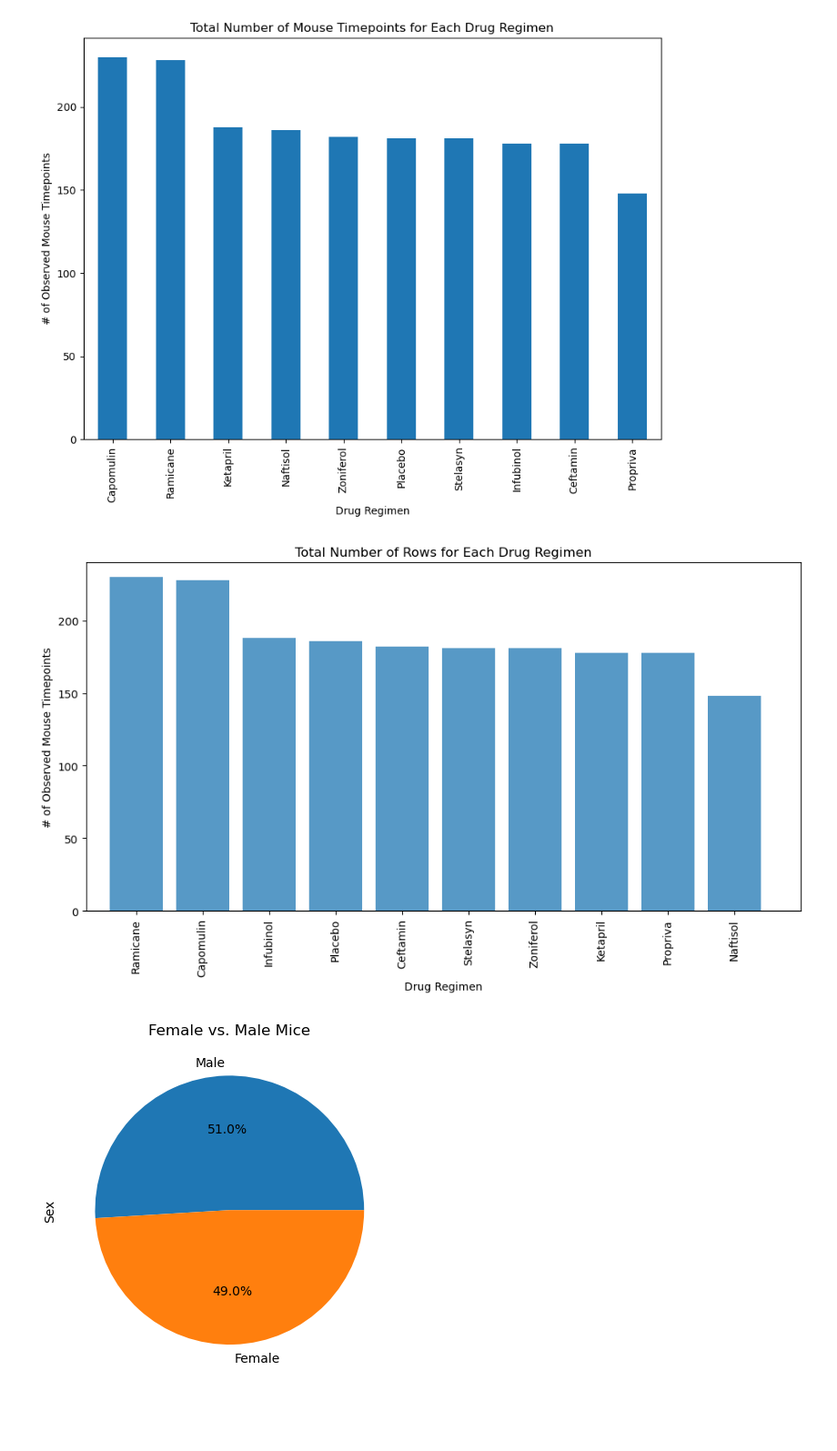
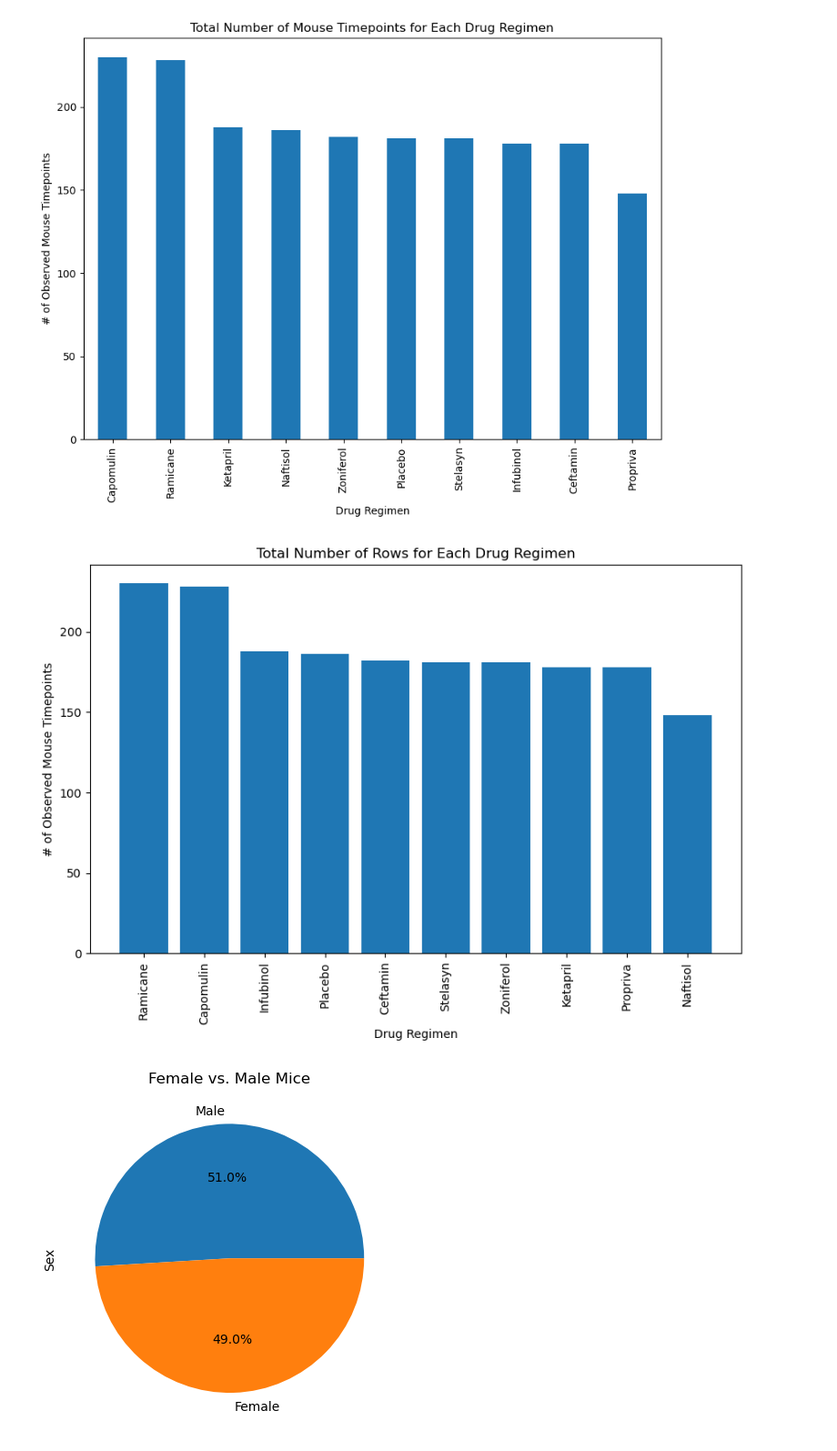
Before and after one commit to mehpree/data-visualization, a Jupyter notebook: pymaceuticals.ipynb, the cells around one changed output. Shown at 91% size. Cells and saved outputs as stored; diff of their text form; code cells hidden in the pictures; blank space fills up the shorter version.

```diff
--- a/pymaceuticals.ipynb
+++ b/pymaceuticals.ipynb
@@ -171,28 +170,28 @@ plt.show()
 # %%
 # Generate a bar plot showing the total number of rows (Mouse ID/Timepoints) for each drug regimen using pyplot.
 # Set x axis and tick locations
 x_axis = cleaned_df["Drug Regimen"].unique()
 y_axis = cleaned_df["Drug Regimen"].value_counts()
 
 # Create a bar plot
 plt.figure(figsize=(10, 6))
-plt.bar(x_axis, y_axis, alpha=0.75, align="center")
+plt.bar(x_axis, y_axis)
 
 
 # Configure the plot
 plt.title("Total Number of Rows for Each Drug Regimen")
 plt.xlabel("Drug Regimen")
 plt.ylabel("# of Observed Mouse Timepoints")
 plt.xticks(rotation=90)
 
 # Set x and y limits
-plt.xlim(-0.75, len(x_axis))
-plt.ylim(0, max(y_axis)+10)
+# plt.xlim(-0.75, len(x_axis))
+# plt.ylim(0, max(y_axis)+10)
 
-plt.tight_layout()
+# plt.tight_layout()
 plt.show()
 # %% [output]
-[figure, old version]
+[figure, new version]
 # %%
 # Generate a pie plot showing the distribution of female versus male mice using Pandas
 gender_data = cleaned_df["Sex"].value_counts()
```
Also changed, not shown: parts of 15 cells of this notebook.
